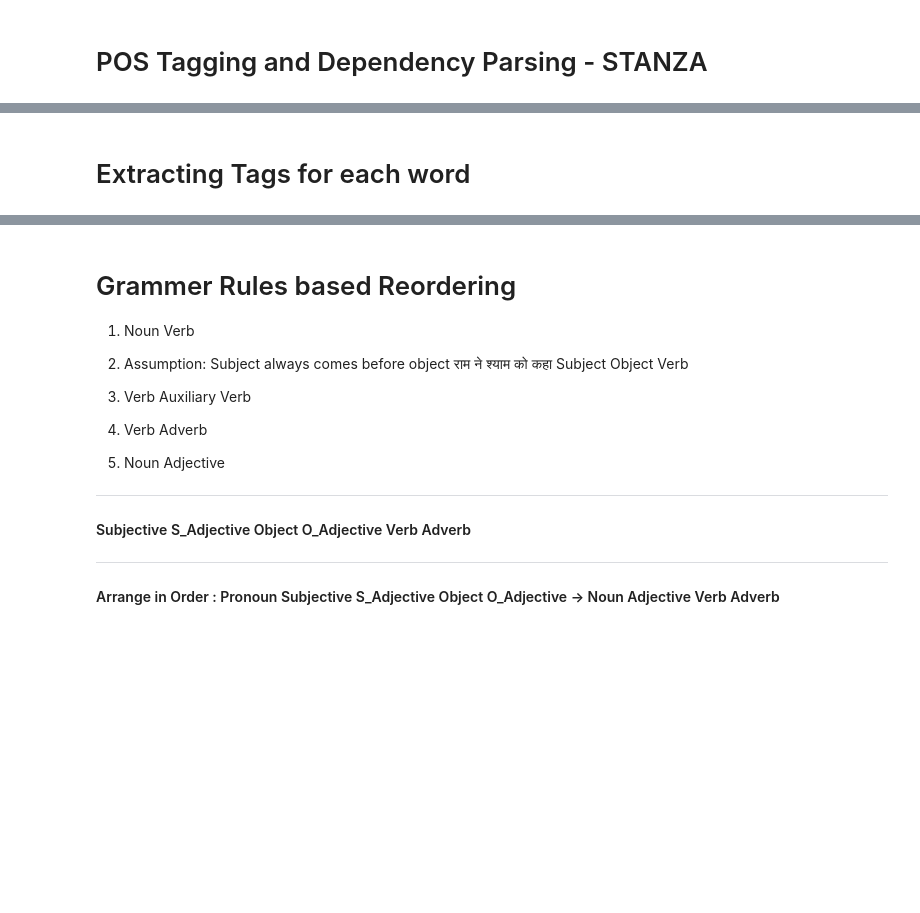
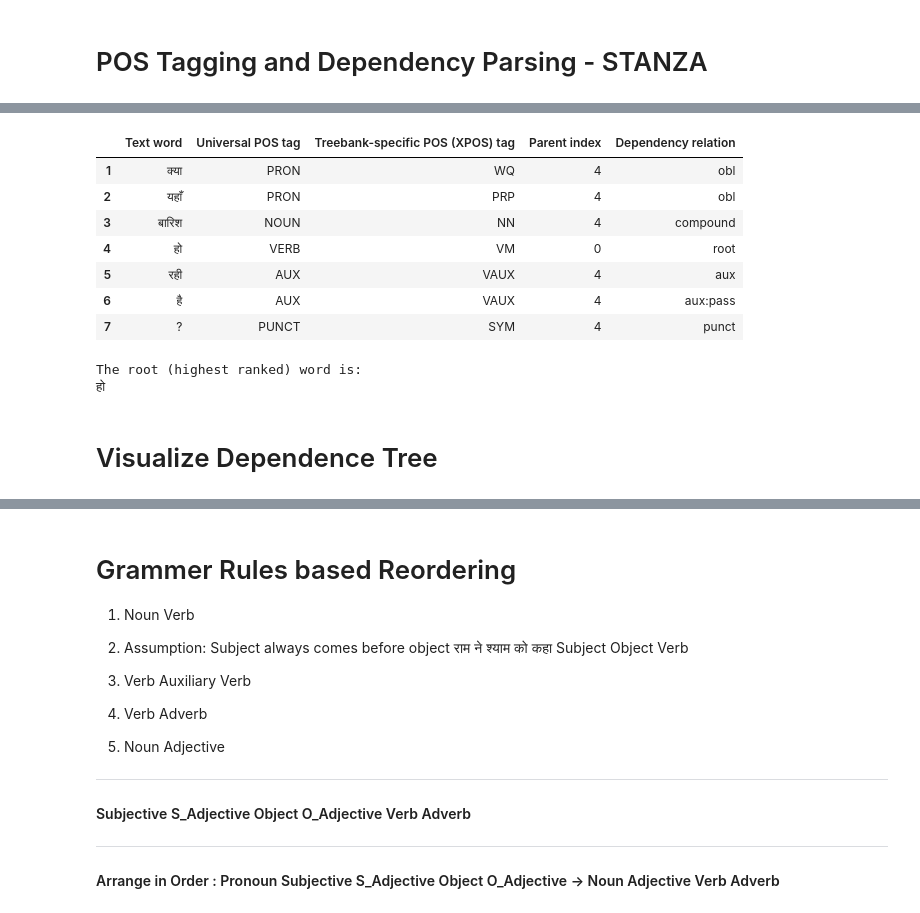
Before and after one commit to govind-2003/RULE-BASED-HINDI-TO-INDIAN-SIGN-LANGUAGE-TRANSLATION-SYSTEM, a Jupyter notebook: main.ipynb, the cells around one changed output, grey strips where cells are left out. Saved outputs shown, nothing was run; the diff lists cells and outputs as text; code cells hidden in the pictures; blank space fills up the shorter version.

```diff
--- a/main.ipynb
+++ b/main.ipynb
@@ -14,13 +25,11 @@ import re
 # %% [markdown]
 # Input the sentence
 # %%
-sentence = input('Enter the hindi sentence : ')
+hindi_sentence = input('Enter the hindi sentence : ')
 # %% [markdown]
 # POS Tagging and Dependency Parsing - STANZA
 # %%
-# Import Stanza Hindi Pipeline
-nlp = stanza.Pipeline('hi', processors='tokenize,lemma,pos,depparse')
-# Known POS Tags
-print(nlp.processors['pos'].get_known_xpos())
-doc = nlp(sentence)
-#print(doc)
+# Initialize the Hindi NLP pipeline with required processors
+nlp_pipeline = stanza.Pipeline('hi', processors='tokenize,lemma,pos,depparse')
+document = nlp_pipeline(hindi_sentence)
+print(document)
@@ -27,10 +71,31 @@ doc = nlp(sentence)
 # %%
-# Extract relevant fields from the data
-df_data = [(token['text'], token['upos'], token['xpos'], token['head'], token['deprel']) for token in doc.to_dict()[0]]
+# Extract relevant fields from each token in the first sentence
+token_data = [
+    (token['text'], token['upos'], token['xpos'], token['head'], token['deprel'])
+    for token in document.to_dict()[0]
+]
 
-# Create DataFrame
-df = pd.DataFrame(df_data, columns=['text', 'upos', 'xpos', 'head', 'deprel'])
-df
+# Create a DataFrame to display token information
+df_tokens = pd.DataFrame(token_data, columns=[
+    'Text word', 'Universal POS tag', 'Treebank-specific POS (XPOS) tag', 'Parent index', 'Dependency relation'
+])
+df_tokens.index += 1
+display(df_tokens)
+
+# Display the root (highest ranked) word
+print("\nThe root (highest ranked) word is:")
+print(df_tokens.loc[df_tokens['Parent index'] == 0]['Text word'].iloc[0])
+# %% [output]
+|  | Text word | Universal POS tag | Treebank-specific POS (XPOS) tag | Parent index | Dependency relation |
+| 1 | क्या | PRON | WQ | 4 | obl |
+| 2 | यहाँ | PRON | PRP | 4 | obl |
+| 3 | बारिश | NOUN | NN | 4 | compound |
+| 4 | हो | VERB | VM | 0 | root |
+| 5 | रही | AUX | VAUX | 4 | aux |
+| 6 | है | AUX | VAUX | 4 | aux:pass |
+| 7 | ? | PUNCT | SYM | 4 | punct |
+The root (highest ranked) word is:
+हो
 # %% [markdown]
-# Extracting Tags for each word
+# Visualize Dependence Tree
 # %%
```
Also changed, not shown: parts of 24 cells of this notebook, 1 other file.
